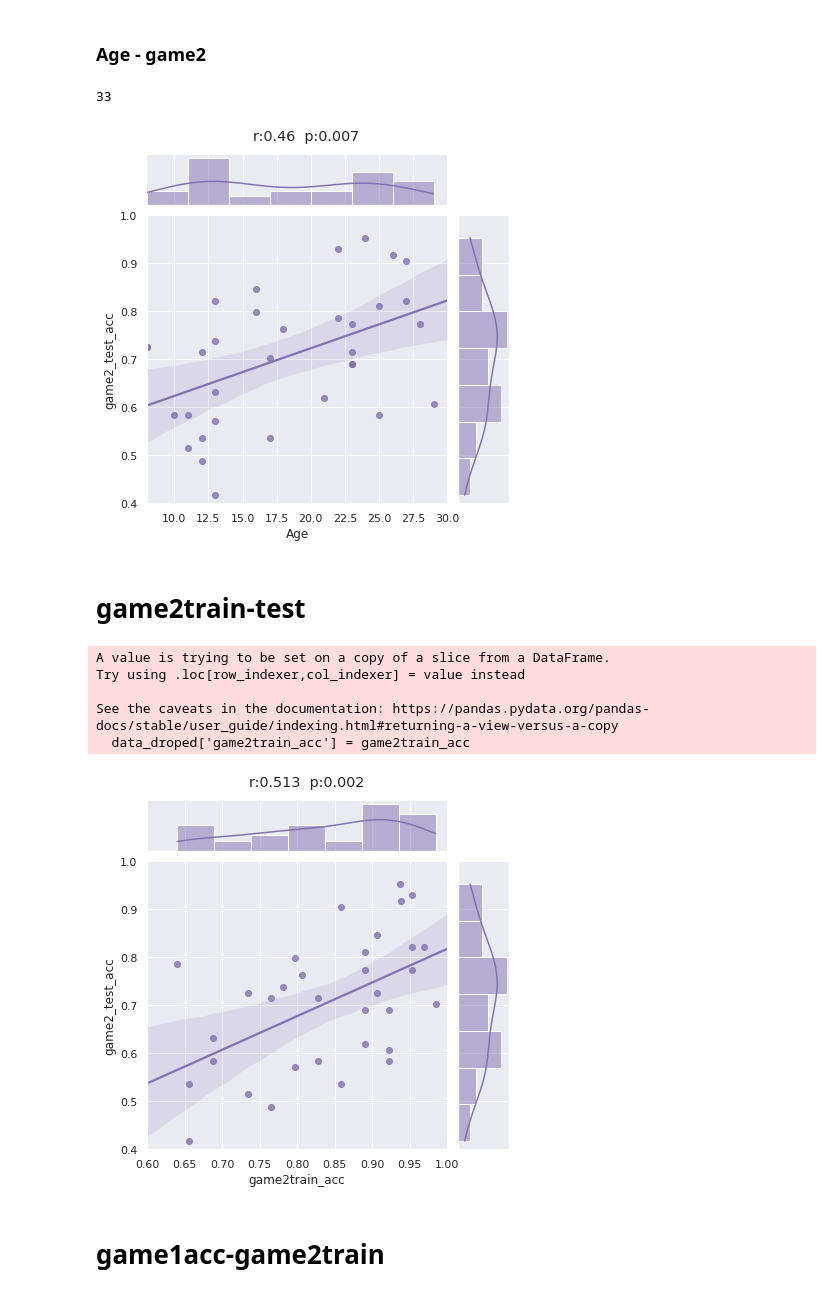
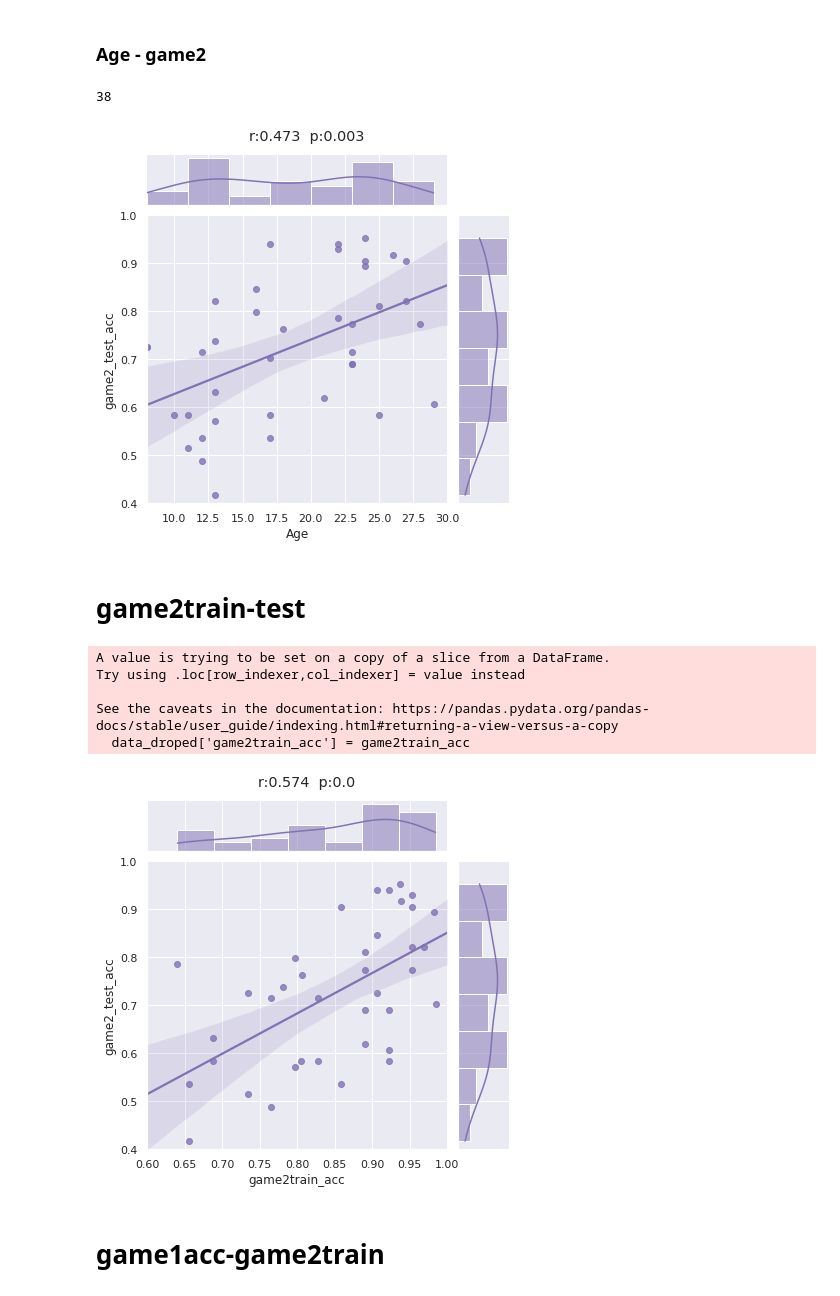
Before and after one commit to YukunQu/DCM, a Jupyter notebook: analysis/behaviour/plot/behavioral_result.ipynb, the cells around one changed output. Saved outputs shown, nothing was run; the diff lists cells and outputs as text; code cells hidden in the pictures.

```diff
--- a/analysis/behaviour/plot/behavioral_result.ipynb
+++ b/analysis/behaviour/plot/behavioral_result.ipynb
@@ -28,7 +28,7 @@ Children number: 9
 # %% [markdown]
 ## Training performance
 # %%
-beha_total_score = r'/mnt/data/Project/DCM/BIDS/participants.tsv'
+beha_total_score = r'/mnt/workdir/DCM/BIDS/participants.tsv'
 data = pd.read_csv(beha_total_score,sep='\t')
 data = data[data['usable']==1]
 data['training_acc'] = (data['train_ap'] + data['train_dp'])/2
@@ -47,6 +47,6 @@ g.fig.subplots_adjust(top=0.92)
 g.fig.suptitle('r:{}  p:{}'.format(r,p))
 
 
-savepath = r'/mnt/data/Project/DCM/BIDS/derivatives/behaviour/result/analysis/age-training.png'
+savepath = r'/mnt/workdir/DCM/BIDS/derivatives/behaviour/result/analysis/age-training.png'
 g.savefig(savepath,bbox_inches='tight',pad_inches=0,dpi=300)
 # %% [output]
@@ -54,7 +54,7 @@ g.savefig(savepath,bbox_inches='tight',pad_inches=0,dpi=300)
 # %% [markdown]
 ## Age - 1D Inference
 # %%
-beha_total_score = r'/mnt/data/Project/DCM/BIDS/participants.tsv'
+beha_total_score = r'//mnt/workdir/DCM/BIDS/participants.tsv'
 data =  pd.read_csv(beha_total_score,sep='\t')
 data = data[data['usable']==1]
 data = data.dropna(subset=['Age','1D_acc'])
@@ -73,6 +73,6 @@ g = sns.jointplot(x="Age", y="1D_acc", data=data,
 g.fig.subplots_adjust(top=0.92)
 g.fig.suptitle('r:{}  p:{}'.format(r,p))
 
-savepath = r'/mnt/data/Project/DCM/BIDS/derivatives/behaviour/result/analysis/age-1Dtask.png'
+savepath = r'/mnt/workdir/DCM/BIDS/derivatives/behaviour/result/analysis/age-1Dtask.png'
 g.savefig(savepath,bbox_inches='tight',pad_inches=0,dpi=300)
 # %% [output]
@@ -81,7 +81,7 @@ g.savefig(savepath,bbox_inches='tight',pad_inches=0,dpi=300)
 # %% [markdown]
 ## Age - 2D Inference game1
 # %%
-beha_total_score = r'/mnt/data/Project/DCM/BIDS/participants.tsv'
+beha_total_score = r'/mnt/workdir/DCM/BIDS/participants.tsv'
 data =  pd.read_csv(beha_total_score,sep='\t')
 data = data[data['usable']==1]
 
@@ -101,6 +101,6 @@ g = sns.jointplot(x="Age", y="game1_acc", data=data,
 g.fig.subplots_adjust(top=0.92)
 g.fig.suptitle('r:{}  p:{}'.format(r,p))
 
-savepath = r'/mnt/data/Project/DCM/BIDS/derivatives/behaviour/result/analysis/age-2Dgame1.png'
+savepath = r'/mnt/workdir/DCM/BIDS/derivatives/behaviour/result/analysis/age-2Dgame1.png'
 g.savefig(savepath,bbox_inches='tight',pad_inches=0,dpi=300)
 # %% [output]
@@ -172,35 +175,35 @@ sm.graphics.plot_partregress("game1_acc", "oneDacc", ["Age"], data=data,obs_labe
 ### Age - game2
 # %%
 #age-game2
-beha_total_score = r'/mnt/data/Project/DCM/BIDS/participants.tsv'
+beha_total_score = r'//mnt/workdir/DCM/BIDS/participants.tsv'
 data =  pd.read_csv(beha_total_score,sep='\t')
 data = data[data['usable']==1]
 data_droped = data.dropna(subset=['game2_test_acc'])
 print(len(data_droped))
 # plot
 g = sns.jointplot(x="Age", y="game2_test_acc", data=data_droped,
                   kind="reg", truncate=False,
                   xlim=(8, 30), ylim=(0.4, 1),
                   color="m", height=6)
 
 # cal correlation
 res = spearmanr(data_droped['Age'],data_droped['game2_test_acc'])
 r = round(res[0],3)
 p = round(res[1],3)
 
 #move overall title up
 g.fig.subplots_adjust(top=0.92)
 g.fig.suptitle('r:{}  p:{}'.format(r,p))
-savepath = r'/mnt/data/Project/DCM/BIDS/derivatives/behaviour/result/analysis/age-2Dgame2test.png'
+savepath = r'/mnt/workdir/DCM/BIDS/derivatives/behaviour/result/analysis/age-2Dgame2test.png'
 g.savefig(savepath,bbox_inches='tight',pad_inches=0,dpi=300)
 # %% [output]
-33
+38
-[figure, old version]
+[figure, new version]
 # %% [markdown]
 # game2train-test
 # %%
 #game2train-test
-beha_total_score = r'/mnt/data/Project/DCM/BIDS/participants.tsv'
+beha_total_score = r'/mnt/workdir/DCM/BIDS/participants.tsv'
 data =  pd.read_csv(beha_total_score,sep='\t')
 data = data[data['usable']==1]
 data_droped = data.dropna(subset=['game1_acc','game2_test_acc'])
@@ -221,7 +224,7 @@ p = round(res[1],3)
 #move overall title up
 g.fig.subplots_adjust(top=0.92)
 g.fig.suptitle('r:{}  p:{}'.format(r,p))
-savepath = r'/mnt/data/Project/DCM/BIDS/derivatives/behaviour/result/analysis/game2train-test.png'
+savepath = r'/mnt/workdir/DCM/BIDS/derivatives/behaviour/result/analysis/game2train-test.png'
 g.savefig(savepath,bbox_inches='tight',pad_inches=0,dpi=300)
 # %% [output]
 A value is trying to be set on a copy of a slice from a DataFrame.
@@ -229,7 +232,7 @@ Try using .loc[row_indexer,col_indexer] = value instead
 
 See the caveats in the documentation: https://pandas.pydata.org/pandas-docs/stable/user_guide/indexing.html#returning-a-view-versus-a-copy
   data_droped['game2train_acc'] = game2train_acc
-[figure, old version]
+[figure, new version]
 # %% [markdown]
 # game1acc-game2train
 # %%
```
Also changed, not shown: parts of 9 cells of this notebook, 29 other files.
